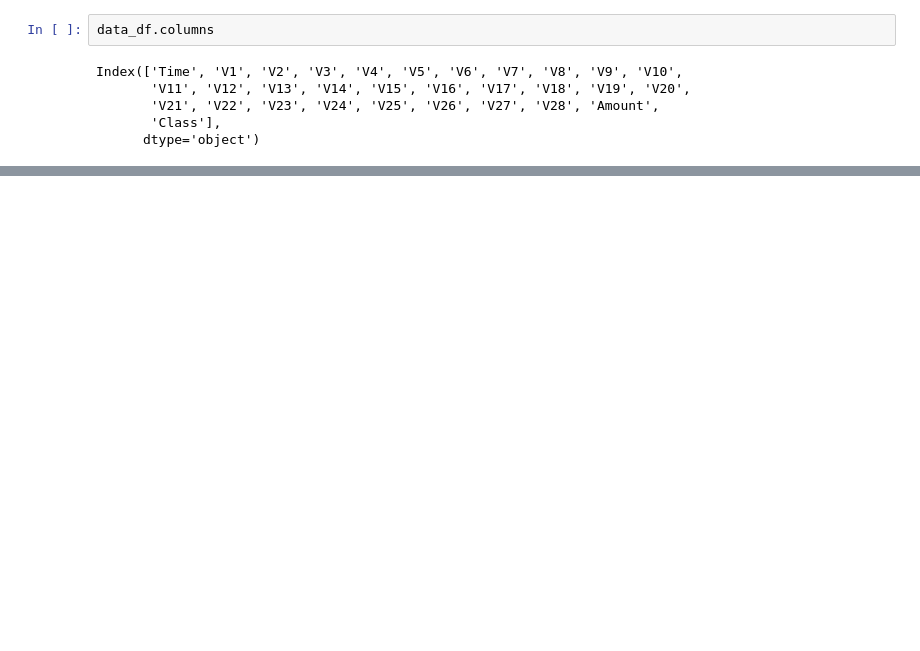
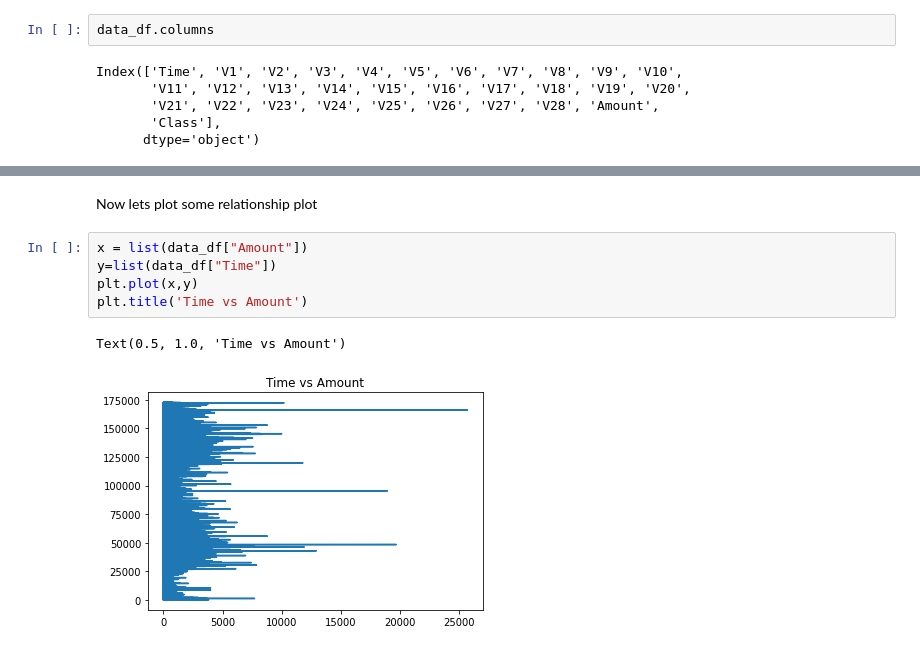
Before and after one commit to sowmR/ML-LogisticRegression, a Jupyter notebook: fraudDetection/FraudDetection.ipynb, the cells around one changed output, grey strips where cells are left out. Cells and saved outputs as stored; diff of their text form; blank space fills up the shorter version.

```diff
--- a/fraudDetection/FraudDetection.ipynb
+++ b/fraudDetection/FraudDetection.ipynb
@@ -41,0 +88,10 @@ KeyError: ignored
+# %% [markdown]
+Now lets plot some relationship plot
+# %%
+x = list(data_df["Amount"])
+y=list(data_df["Time"])
+plt.plot(x,y)
+plt.title('Time vs Amount')
+# %% [output]
+Text(0.5, 1.0, 'Time vs Amount')
+[figure, added]
```
Also changed, not shown: parts of 11 cells of this notebook.
